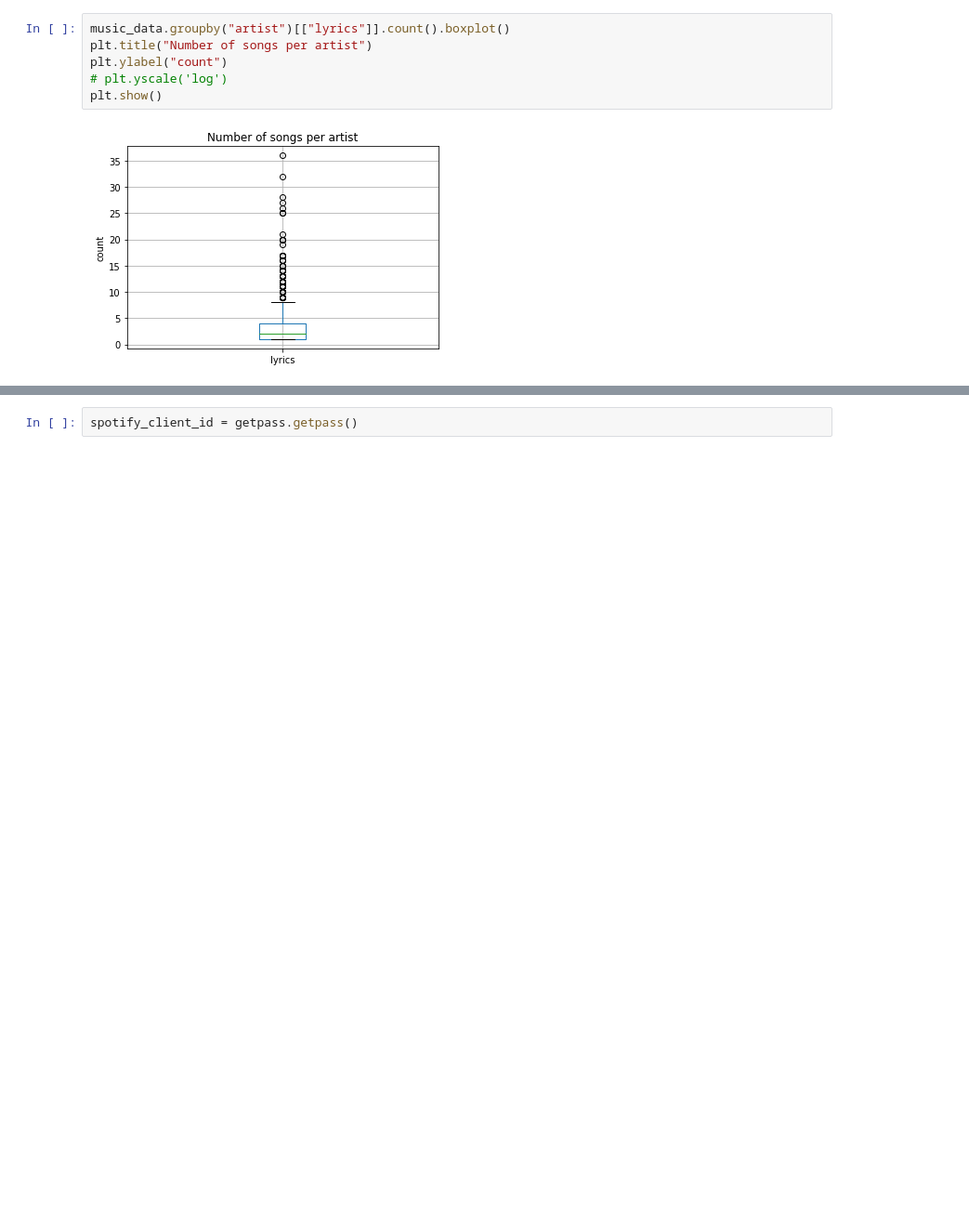
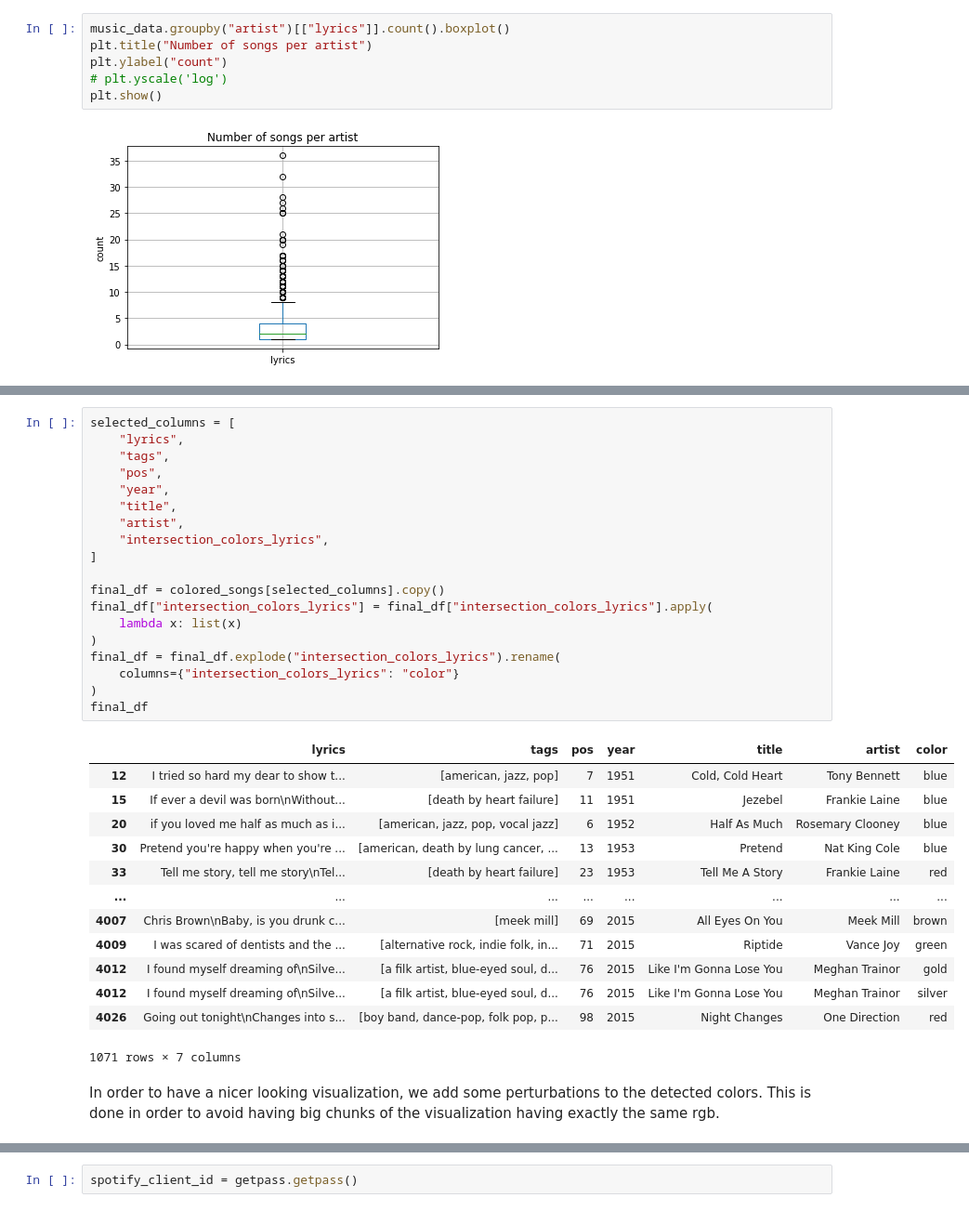
Before and after one commit to com-480-data-visualization/data-visualization-project-2021-pia, a Jupyter notebook: exploratory_analysis.ipynb, the cells around one changed output, grey strips where cells are left out. Shown at 93% size. Saved outputs shown, nothing was run; the diff lists cells and outputs as text; blank space fills up the shorter version.

Commit message:
Exploratory notebook done

```diff
--- a/exploratory_analysis.ipynb
+++ b/exploratory_analysis.ipynb
@@ -279,0 +199,35 @@ Get the above from your [Spotify Dashboard](https://developer.spotify.com/dashbo
+# %%
+selected_columns = [
+    "lyrics",
+    "tags",
+    "pos",
+    "year",
+    "title",
+    "artist",
+    "intersection_colors_lyrics",
+]
+
+final_df = colored_songs[selected_columns].copy()
+final_df["intersection_colors_lyrics"] = final_df["intersection_colors_lyrics"].apply(
+    lambda x: list(x)
+)
+final_df = final_df.explode("intersection_colors_lyrics").rename(
+    columns={"intersection_colors_lyrics": "color"}
+)
+final_df
+# %% [output]
+|  | lyrics | tags | pos | year | title | artist | color |
+| 12 | I tried so hard my dear to show t... | [american, jazz, pop] | 7 | 1951 | Cold, Cold Heart | Tony Bennett | blue |
+| 15 | If ever a devil was born\nWithout... | [death by heart failure] | 11 | 1951 | Jezebel | Frankie Laine | blue |
+| 20 | if you loved me half as much as i... | [american, jazz, pop, vocal jazz] | 6 | 1952 | Half As Much | Rosemary Clooney | blue |
+| 30 | Pretend you're happy when you're ... | [american, death by lung cancer, ... | 13 | 1953 | Pretend | Nat King Cole | blue |
+| 33 | Tell me story, tell me story\nTel... | [death by heart failure] | 23 | 1953 | Tell Me A Story | Frankie Laine | red |
+| ... | ... | ... | ... | ... | ... | ... | ... |
+| 4007 | Chris Brown\nBaby, is you drunk c... | [meek mill] | 69 | 2015 | All Eyes On You | Meek Mill | brown |
+| 4009 | I was scared of dentists and the ... | [alternative rock, indie folk, in... | 71 | 2015 | Riptide | Vance Joy | green |
+| 4012 | I found myself dreaming of\nSilve... | [a filk artist, blue-eyed soul, d... | 76 | 2015 | Like I'm Gonna Lose You | Meghan Trainor | gold |
+| 4012 | I found myself dreaming of\nSilve... | [a filk artist, blue-eyed soul, d... | 76 | 2015 | Like I'm Gonna Lose You | Meghan Trainor | silver |
+| 4026 | Going out tonight\nChanges into s... | [boy band, dance-pop, folk pop, p... | 98 | 2015 | Night Changes | One Direction | red |
+1071 rows × 7 columns
+# %% [markdown]
+In order to have a nicer looking visualization, we add some perturbations to the detected colors. This is done in order to avoid having big chunks of the visualization having exactly the same rgb.
```
Also changed, not shown: parts of 86 cells of this notebook, 4 other files.
